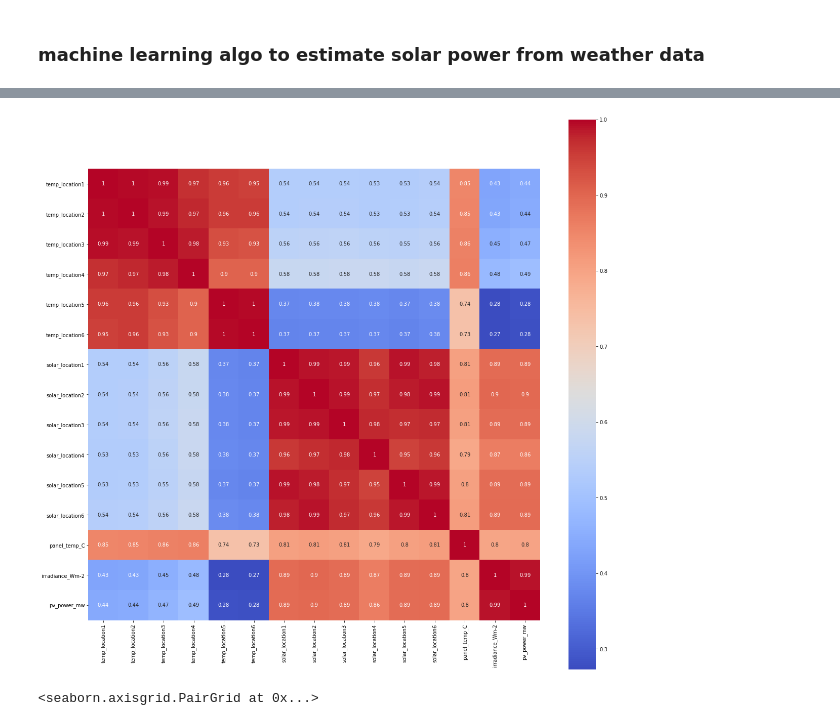
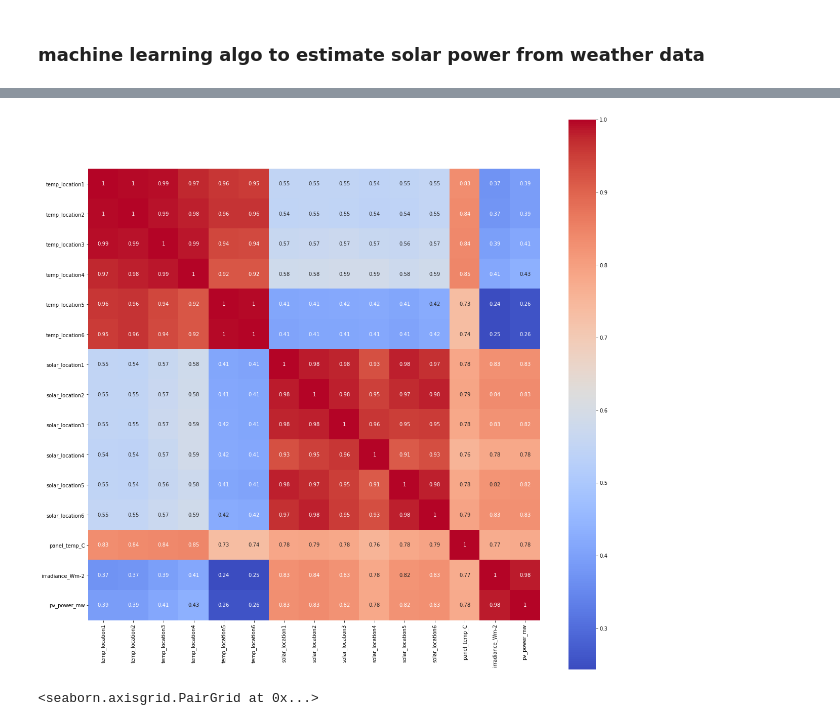
Before and after one commit to raphBeligs/westernpower, a Jupyter notebook: task0/westernpower_task0_raph.ipynb, the cells around one changed output, grey strips where cells are left out. Saved outputs shown, nothing was run; the diff lists cells and outputs as text; code cells hidden in the pictures.

```diff
--- a/task0/westernpower_task0_raph.ipynb
+++ b/task0/westernpower_task0_raph.ipynb
@@ -299,9 +303,9 @@ def display_correlation_color_map(df, column_names):
     sns.heatmap(df[column_names].corr(), annot=True, square=True, cmap = 'coolwarm')
     plt.show()
 # %%
-display_correlation_color_map(df, temp_columns)
+display_correlation_color_map(df[df['solar_location1'] > 10], temp_columns)
 # %% [output]
-[figure, old version]
+[figure, new version]
 # %%
 sns.pairplot(data=df[df['pv_power_mw'] > 0.0][['irradiance_Wm-2', 'panel_temp_C', 'pv_power_mw']], hue='pv_power_mw')
 # %% [output]
```
Also changed, not shown: parts of 2 cells of this notebook, 3 other files.
